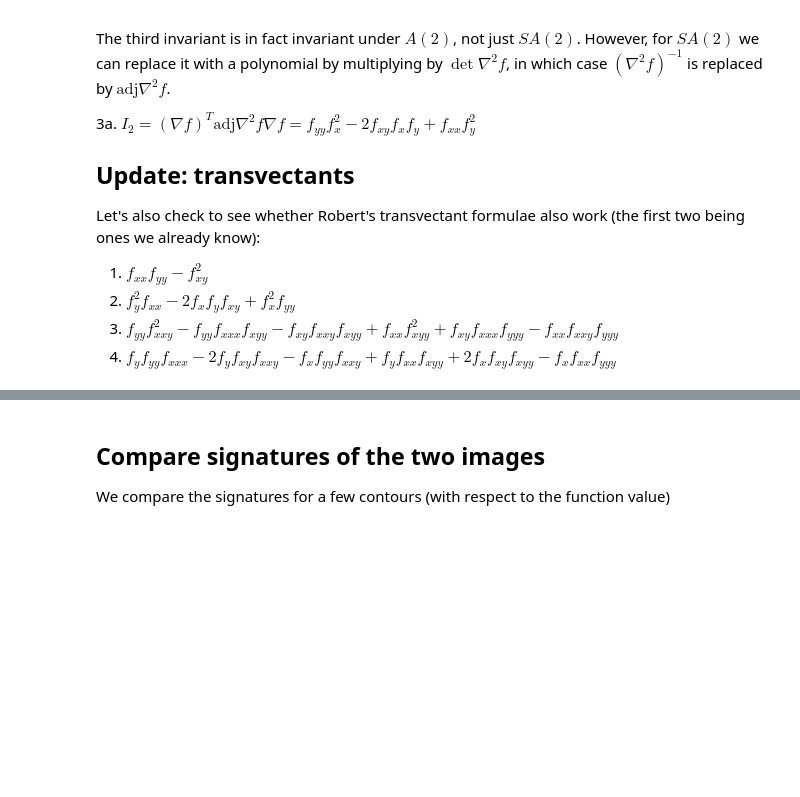
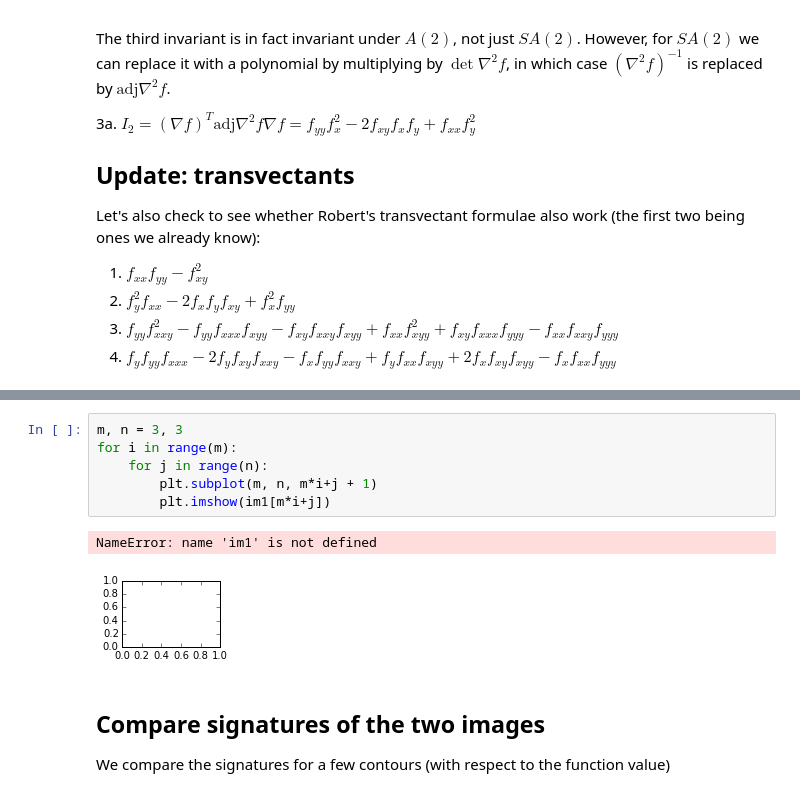
Before and after one commit to rgbrown/invariants, a Jupyter notebook: SA(2) invariant signatures.ipynb, the cells around one changed output, grey strips where cells are left out. Cells and saved outputs as stored; diff of their text form; blank space fills up the shorter version.

```diff
--- a/SA(2) invariant signatures.ipynb
+++ b/SA(2) invariant signatures.ipynb
@@ -98,3 +204,12 @@ axarr[1].set_xlabel('After transformation')
+# %%
+m, n = 3, 3
+for i in range(m):
+    for j in range(n):
+        plt.subplot(m, n, m*i+j + 1)
+        plt.imshow(im1[m*i+j])
+# %% [output]
+NameError: name 'im1' is not defined
+[figure, added]
 # %% [markdown]
 ## Compare signatures of the two images
 We compare the signatures for a few contours (with respect to the function value)
```
Also changed, not shown: parts of 22 cells of this notebook.
